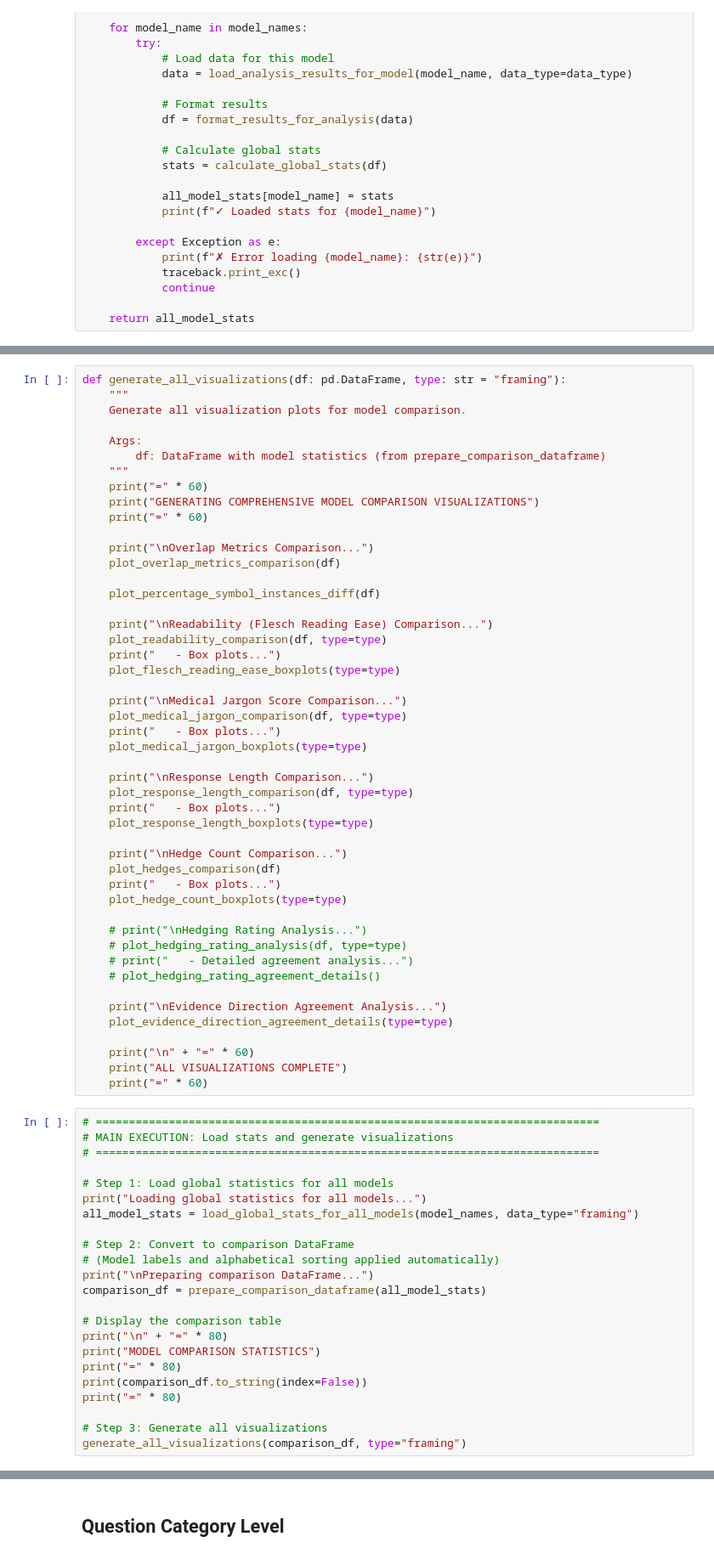
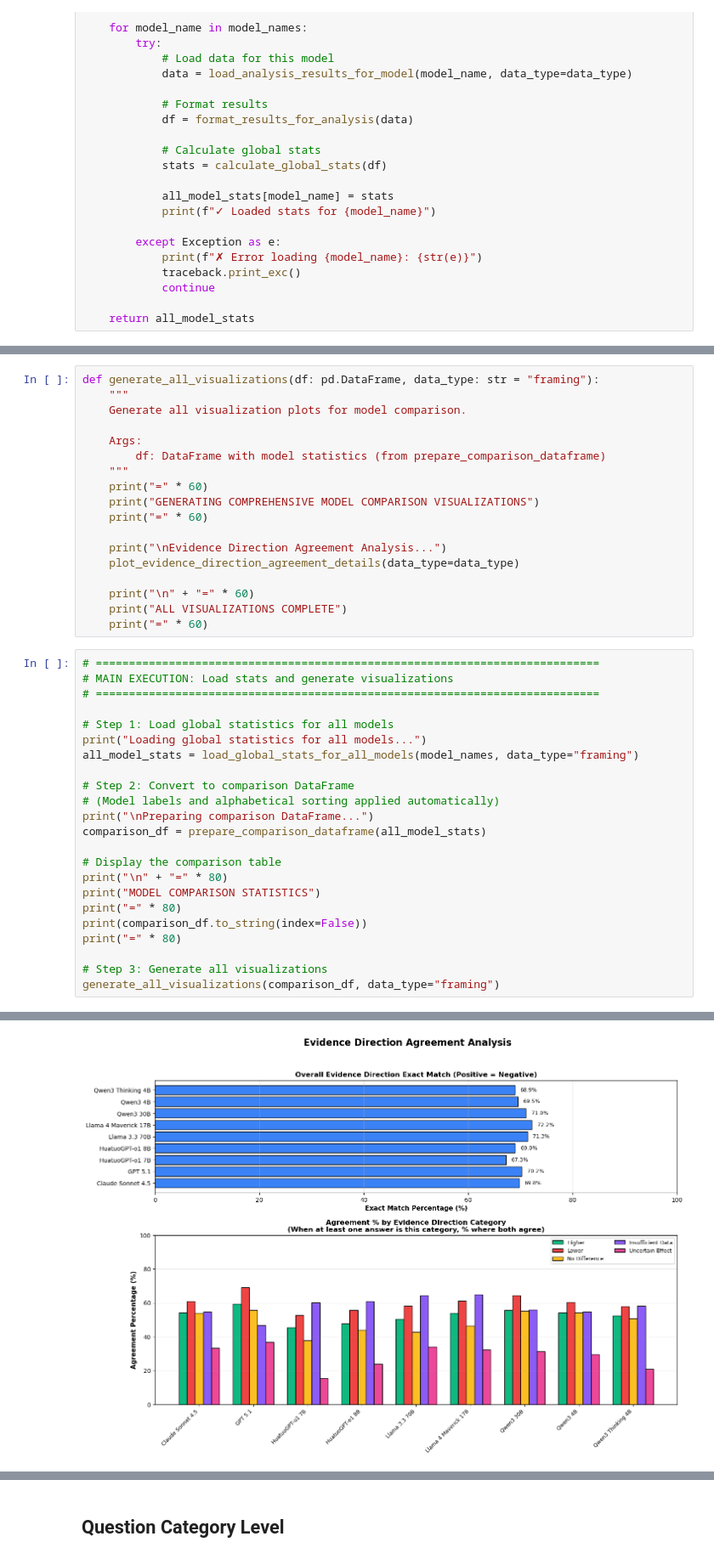
Before and after one commit to hyesunyun/LLMHealthFramingEffect, a Jupyter notebook: code/run_analysis.ipynb, the cells around one changed output, grey strips where cells are left out. Shown at 85% size. Drawn from its saved outputs; the diff is of its cells as text.

```diff
--- a/code/run_analysis.ipynb
+++ b/code/run_analysis.ipynb
@@ -1065,5 +342,5 @@ def plot_hedging_rating_agreement_details(type: str = "framing", figsize=(16, 8)
 # %%
-def generate_all_visualizations(df: pd.DataFrame, type: str = "framing"):
+def generate_all_visualizations(df: pd.DataFrame, data_type: str = "framing"):
     """
     Generate all visualization plots for model comparison.
 
@@ -1074,38 +351,8 @@ def generate_all_visualizations(df: pd.DataFrame, type: str = "framing"):
     print("GENERATING COMPREHENSIVE MODEL COMPARISON VISUALIZATIONS")
     print("=" * 60)
 
-    print("\nOverlap Metrics Comparison...")
-    plot_overlap_metrics_comparison(df)
-
-    plot_percentage_symbol_instances_diff(df)
-
-    print("\nReadability (Flesch Reading Ease) Comparison...")
-    plot_readability_comparison(df, type=type)
-    print("   - Box plots...")
-    plot_flesch_reading_ease_boxplots(type=type)
-
-    print("\nMedical Jargon Score Comparison...")
-    plot_medical_jargon_comparison(df, type=type)
-    print("   - Box plots...")
-    plot_medical_jargon_boxplots(type=type)
-
-    print("\nResponse Length Comparison...")
-    plot_response_length_comparison(df, type=type)
-    print("   - Box plots...")
-    plot_response_length_boxplots(type=type)
-
-    print("\nHedge Count Comparison...")
-    plot_hedges_comparison(df)
-    print("   - Box plots...")
-    plot_hedge_count_boxplots(type=type)
-
-    # print("\nHedging Rating Analysis...")
-    # plot_hedging_rating_analysis(df, type=type)
-    # print("   - Detailed agreement analysis...")
-    # plot_hedging_rating_agreement_details()
-
     print("\nEvidence Direction Agreement Analysis...")
-    plot_evidence_direction_agreement_details(type=type)
+    plot_evidence_direction_agreement_details(data_type=data_type)
 
     print("\n" + "=" * 60)
     print("ALL VISUALIZATIONS COMPLETE")
@@ -1132,7 +379,7 @@ print(comparison_df.to_string(index=False))
 print("=" * 80)
 
 # Step 3: Generate all visualizations
-generate_all_visualizations(comparison_df, type="framing")
+generate_all_visualizations(comparison_df, data_type="framing")
 # %% [output]
 Loading global statistics for all models...
 Number of entries in outputs/evaluation/gpt-5.1_eval_results.json: 5888
@@ -1150,0 +401 @@ Number of entries in outputs/evaluation/qwen3_thinking-4B_eval_results.json: 588
+[figure, added]
```
Also changed, not shown: parts of 19 cells of this notebook, 42 other files.
